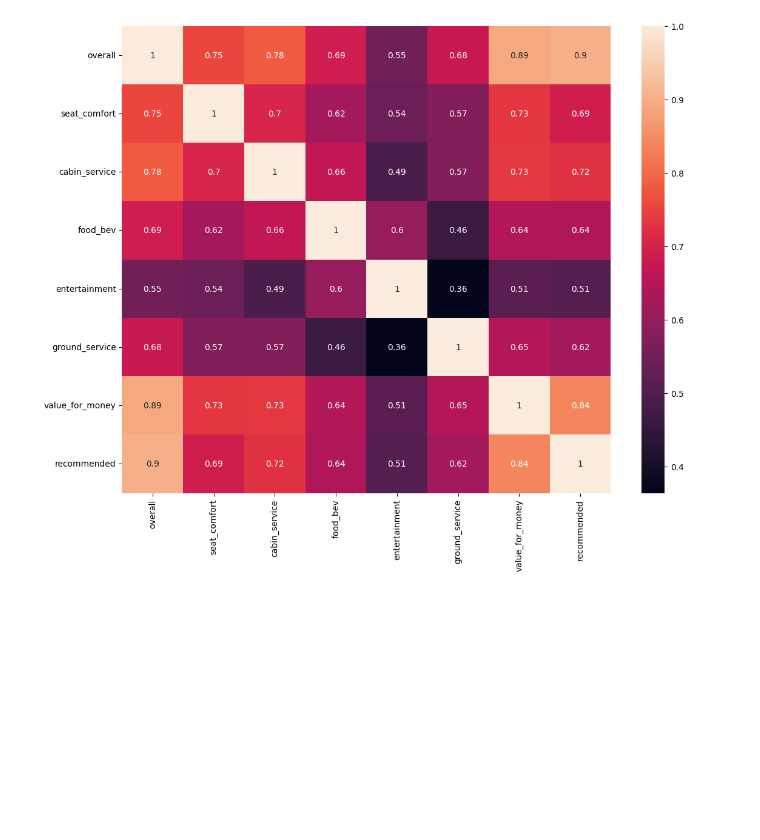
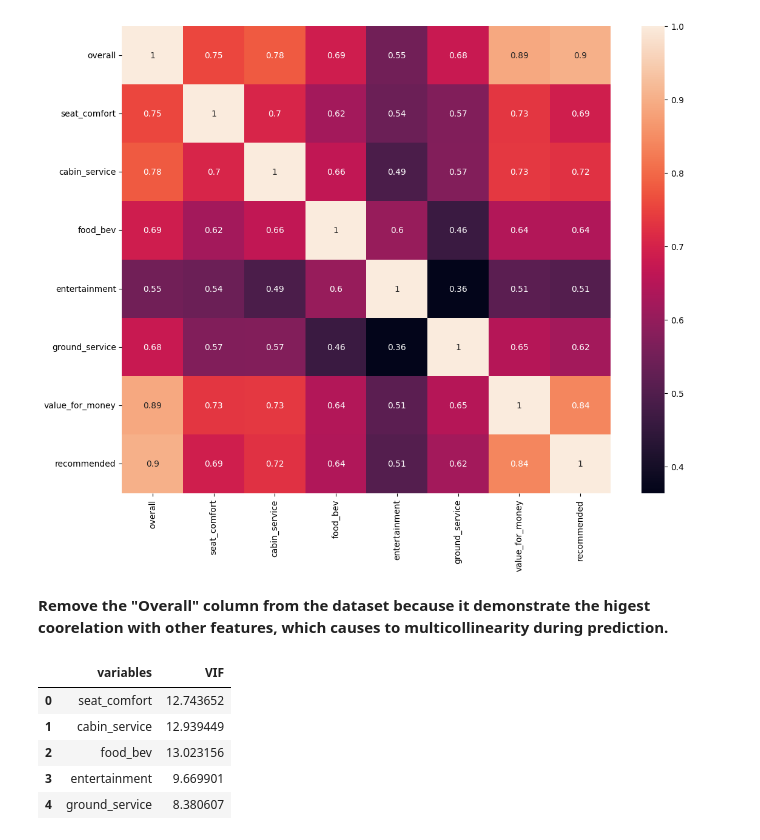
Before and after one commit to kumarsinghashu/Airline-Passenger-Referral-Prediction, a Jupyter notebook: Airline_Passenger_Referral_Prediction.ipynb, the cells around one changed output. Saved outputs shown, nothing was run; the diff lists cells and outputs as text; code cells hidden in the pictures; blank space fills up the shorter version.

```diff
--- a/Airline_Passenger_Referral_Prediction.ipynb
+++ b/Airline_Passenger_Referral_Prediction.ipynb
@@ -624,3 +624,22 @@ sns.heatmap(airline_df.corr(), annot=True)
 # %% [output]
 <Axes: >
 [figure]
+# %% [markdown]
+**Remove the "Overall" column from the dataset because it demonstrate the higest coorelation with other features, which causes to multicollinearity during prediction.**
+# %%
+# Generating a function to remove multicollinearity
+def cal_vif(X):
+  vif = pd.DataFrame()
+  vif["variables"] = X.columns
+  vif["VIF"] = [variance_inflation_factor(X.values, i) for i in range(X.shape[1])]
+
+  return(vif)
+# %%
+cal_vif(airline_df[[i for i in airline_df.describe().columns if i not in ['recommended', 'value_for_money', 'overall']]])
+# %% [output]
+|  | variables | VIF |
+| 0 | seat_comfort | 12.743652 |
+| 1 | cabin_service | 12.939449 |
+| 2 | food_bev | 13.023156 |
+| 3 | entertainment | 9.669901 |
+| 4 | ground_service | 8.380607 |
```
Also changed, not shown: parts of 11 cells of this notebook.
